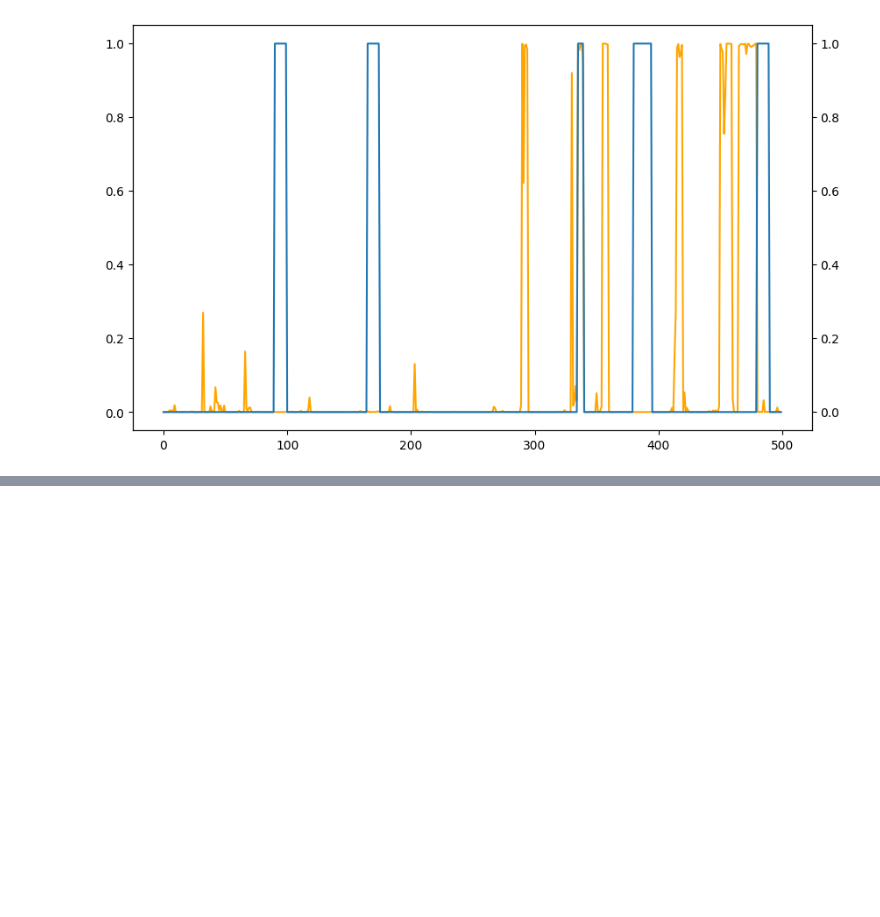
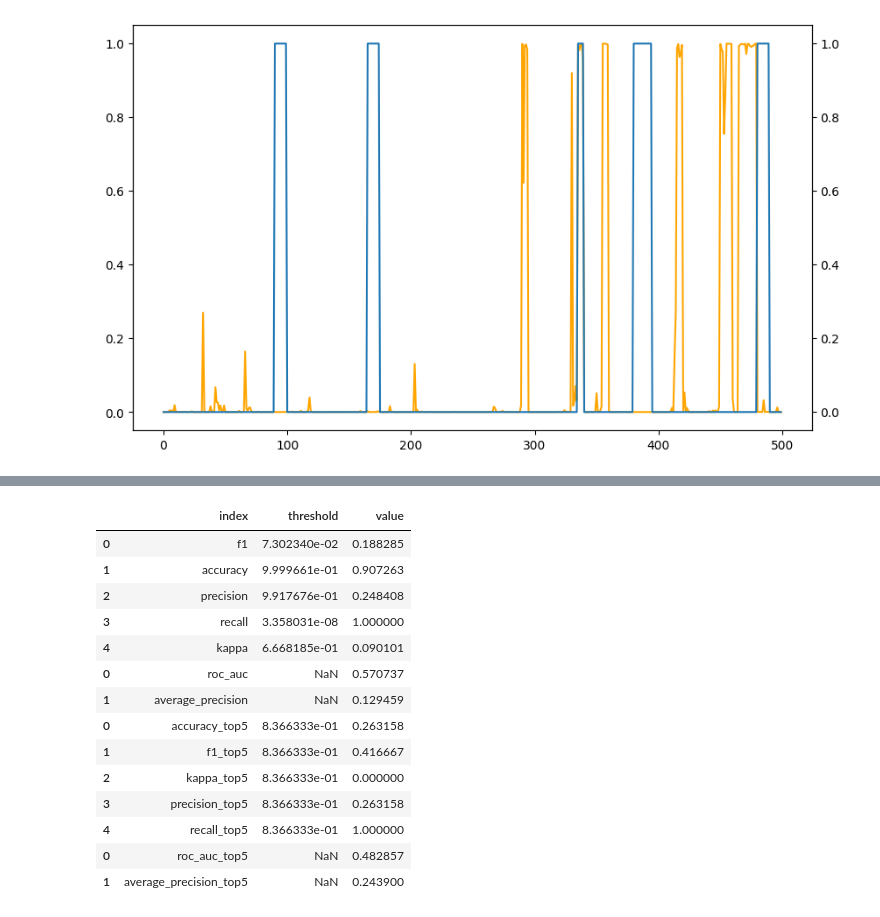
Before and after one commit to auto-shorts/youtube-downloader, a Jupyter notebook: notebooks/preds_labels.ipynb, the cells around one changed output, grey strips where cells are left out. Drawn from its saved outputs; the diff is of its cells as text; code cells hidden in the pictures; blank space fills up the shorter version.

```diff
--- a/notebooks/preds_labels.ipynb
+++ b/notebooks/preds_labels.ipynb
@@ -41,5 +60,6 @@ from importlib import reload
 import metrics as m
 reload(m)
 
-# m.MetricCalculator(df).metrics
+mc = m.MetricCalculator(df, top_k=5)
+top_5 = mc.metrics
 # %% [output]
@@ -46,0 +74,18 @@ reload(m)
+# %%
+top_5
+# %% [output]
+|  | index | threshold | value |
+| 0 | f1 | 7.302340e-02 | 0.188285 |
+| 1 | accuracy | 9.999661e-01 | 0.907263 |
+| 2 | precision | 9.917676e-01 | 0.248408 |
+| 3 | recall | 3.358031e-08 | 1.000000 |
+| 4 | kappa | 6.668185e-01 | 0.090101 |
+| 0 | roc_auc | NaN | 0.570737 |
+| 1 | average_precision | NaN | 0.129459 |
+| 0 | accuracy_top5 | 8.366333e-01 | 0.263158 |
+| 1 | f1_top5 | 8.366333e-01 | 0.416667 |
+| 2 | kappa_top5 | 8.366333e-01 | 0.000000 |
+| 3 | precision_top5 | 8.366333e-01 | 0.263158 |
+| 4 | recall_top5 | 8.366333e-01 | 1.000000 |
+| 0 | roc_auc_top5 | NaN | 0.482857 |
+| 1 | average_precision_top5 | NaN | 0.243900 |
```
Also changed, not shown: parts of 9 cells of this notebook, 2 other files.
